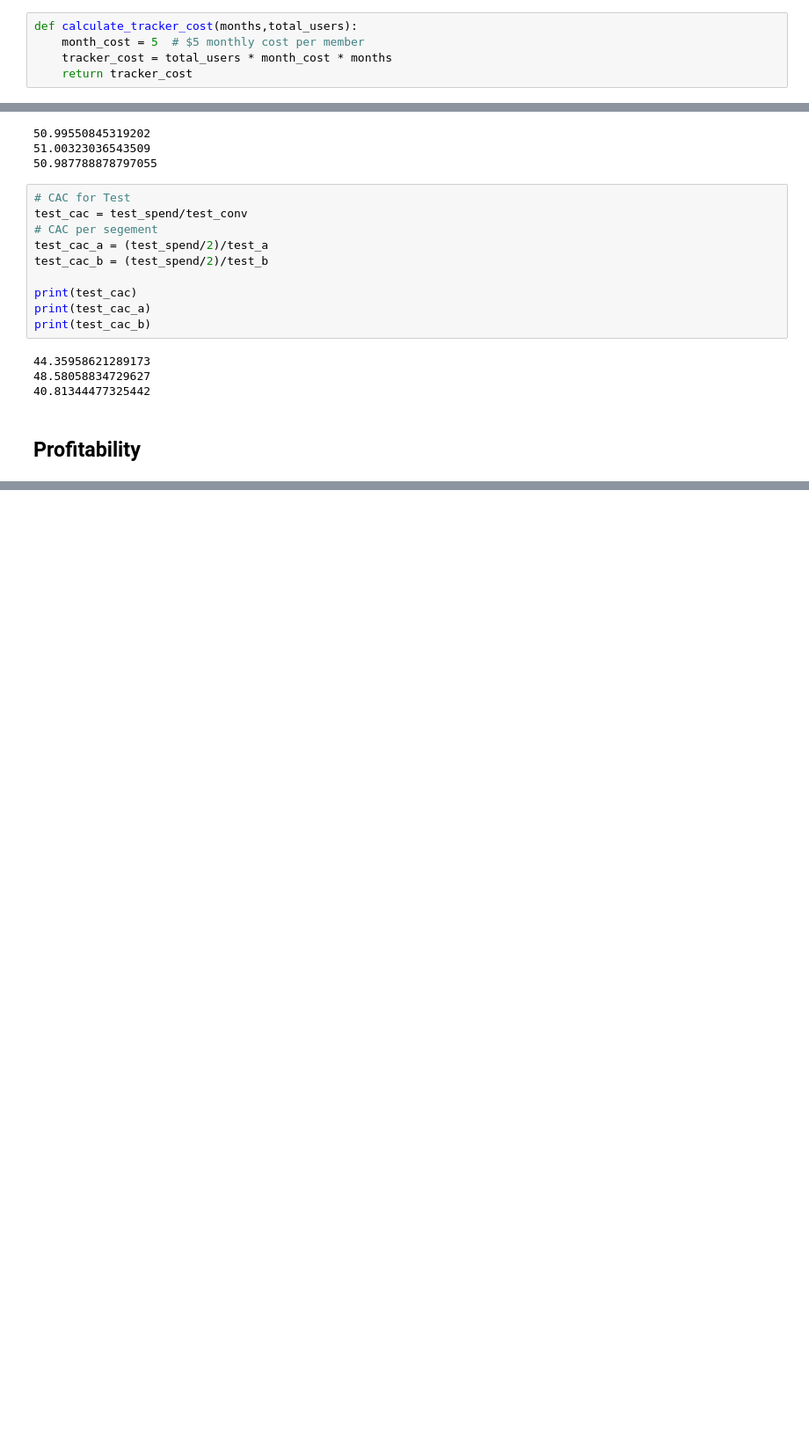
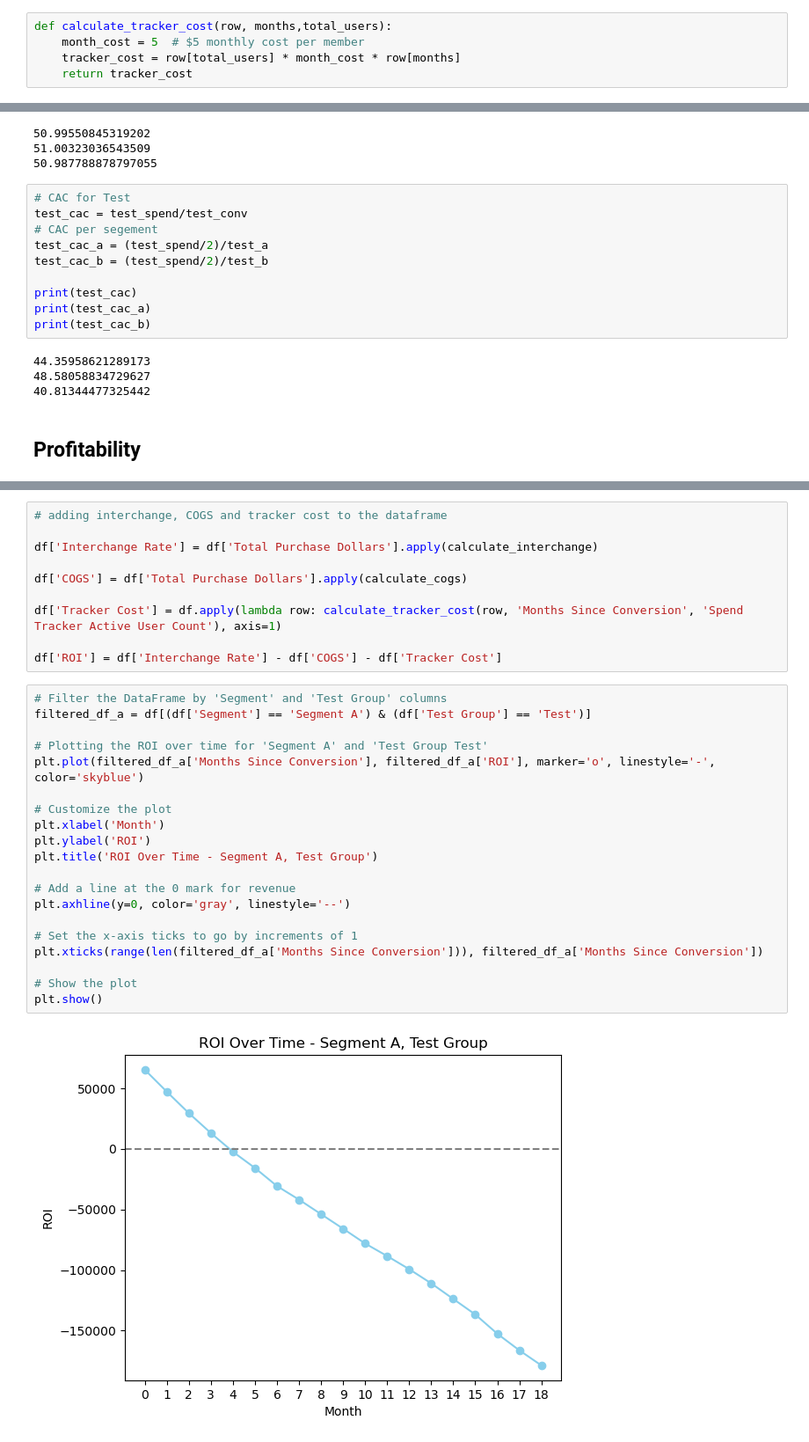
Before and after one commit to kelechiago/spend_tracker_case_study, a Jupyter notebook: case_study.ipynb, the cells around one changed output, grey strips where cells are left out. Shown: that part at 88% size. Cells and saved outputs as stored; diff of their text form; blank space fills up the shorter version.

```diff
--- a/case_study.ipynb
+++ b/case_study.ipynb
@@ -36,9 +36,9 @@ def calculate_cogs(purchase_amount):
     cogs = purchase_amount * cogs_rate
     return cogs
 # %%
-def calculate_tracker_cost(months,total_users):
+def calculate_tracker_cost(row, months,total_users):
     month_cost = 5  # $5 monthly cost per member
-    tracker_cost = total_users * month_cost * months
+    tracker_cost = row[total_users] * month_cost * row[months]
     return tracker_cost
 # %% [markdown]
 ## Performance Table
@@ -150,0 +153,32 @@ print(test_cac_b)
+# %%
+# adding interchange, COGS and tracker cost to the dataframe
+
+df['Interchange Rate'] = df['Total Purchase Dollars'].apply(calculate_interchange)
+
+df['COGS'] = df['Total Purchase Dollars'].apply(calculate_cogs)
+
+df['Tracker Cost'] = df.apply(lambda row: calculate_tracker_cost(row, 'Months Since Conversion', 'Spend Tracker Active User Count'), axis=1)
+
+df['ROI'] = df['Interchange Rate'] - df['COGS'] - df['Tracker Cost']
+# %%
+# Filter the DataFrame by 'Segment' and 'Test Group' columns
+filtered_df_a = df[(df['Segment'] == 'Segment A') & (df['Test Group'] == 'Test')]
+
+# Plotting the ROI over time for 'Segment A' and 'Test Group Test'
+plt.plot(filtered_df_a['Months Since Conversion'], filtered_df_a['ROI'], marker='o', linestyle='-', color='skyblue')
+
+# Customize the plot
+plt.xlabel('Month')
+plt.ylabel('ROI')
+plt.title('ROI Over Time - Segment A, Test Group')
+
+# Add a line at the 0 mark for revenue
+plt.axhline(y=0, color='gray', linestyle='--')
+
+# Set the x-axis ticks to go by increments of 1
+plt.xticks(range(len(filtered_df_a['Months Since Conversion'])), filtered_df_a['Months Since Conversion'])
+
+# Show the plot
+plt.show()
+# %% [output]
+[figure, added]
```
Also changed, not shown: parts of 11 cells of this notebook, 1 other file.
